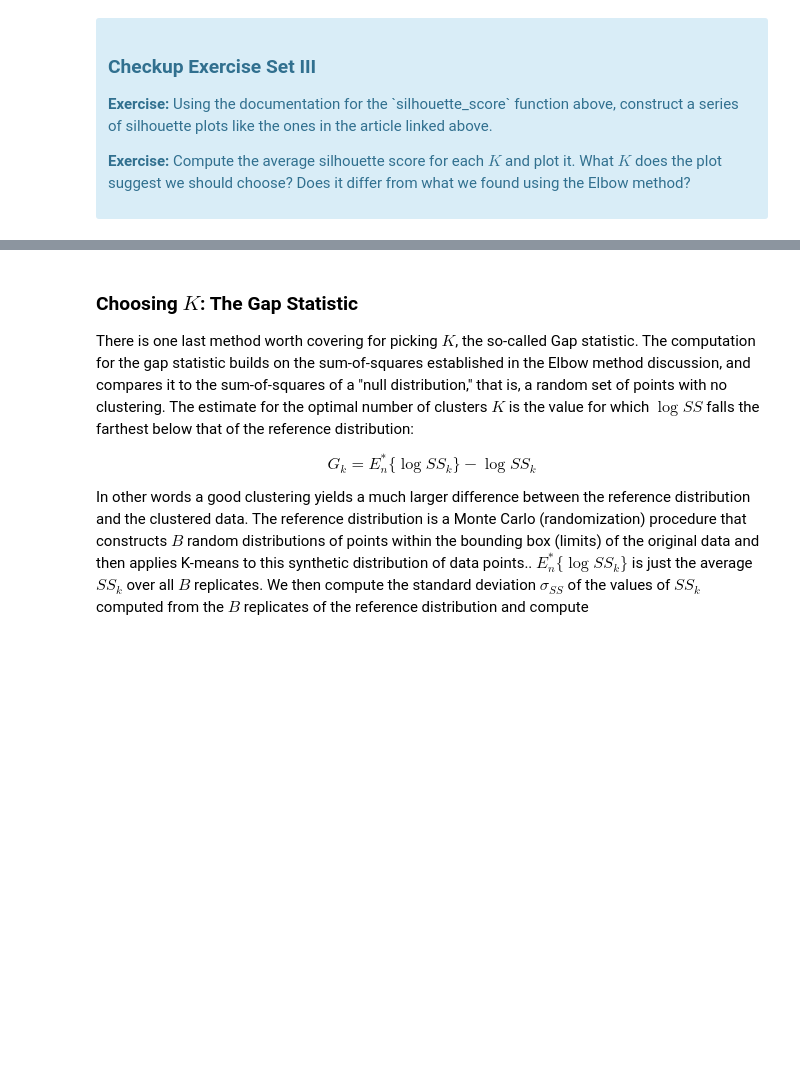
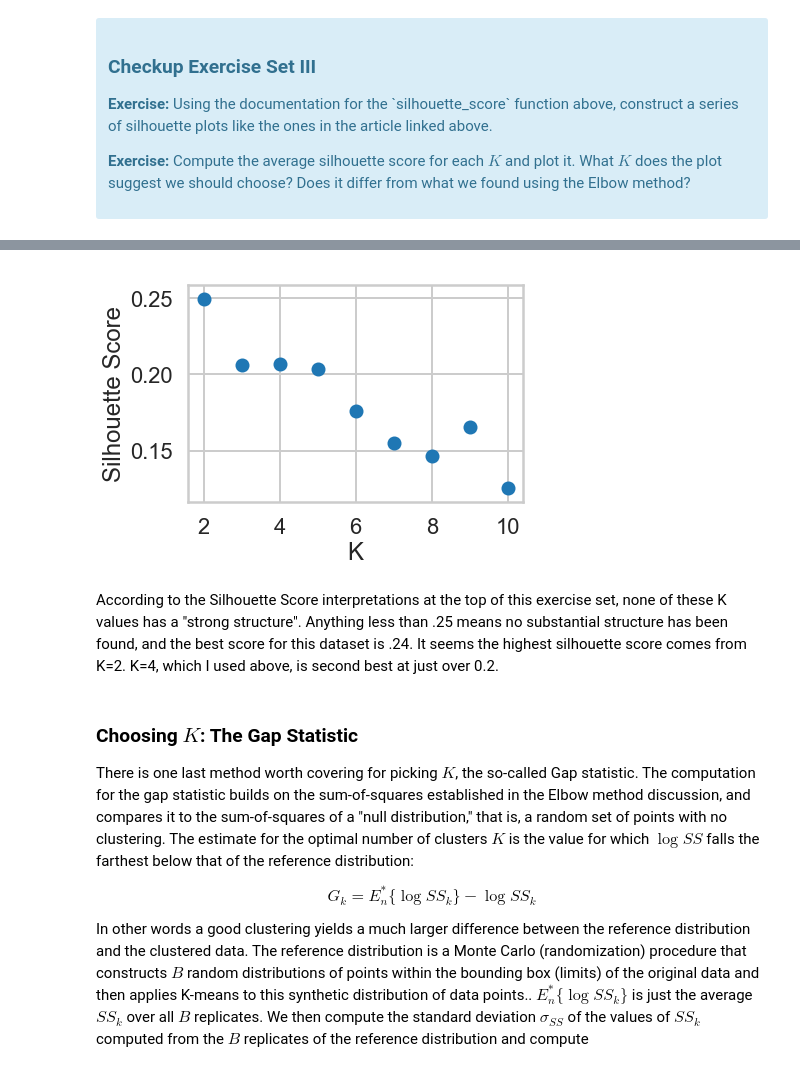
Before and after one commit to jkarpen/Springboard_Projects, a Jupyter notebook: 5 - Clustering/Mini_Project_Clustering.ipynb, the cells around one changed output, grey strips where cells are left out. Drawn from its saved outputs; the diff is of its cells as text; code cells hidden in the pictures; blank space fills up the shorter version.

```diff
--- a/5 - Clustering/Mini_Project_Clustering.ipynb
+++ b/5 - Clustering/Mini_Project_Clustering.ipynb
@@ -109,3 +342,16 @@ Fortunately, scikit-learn provides a function to compute this for us (phew!) cal
+# %%
+sil_scores_df = pd.DataFrame(sil_scores)
+sil_scores_df = sil_scores_df.rename(columns={0:'K', 1:'Sil_Score'})
+# %%
+plt.plot()
+plt.scatter(sil_scores_df.K, sil_scores_df.Sil_Score)
+plt.xlabel('K')
+plt.ylabel('Silhouette Score')
+plt.show()
+# %% [output]
+[figure, added]
+# %% [markdown]
+According to the Silhouette Score interpretations at the top of this exercise set, none of these K values has a "strong structure". Anything less than .25 means no substantial structure has been found, and the best score for this dataset is .24. It seems the highest silhouette score comes from K=2. K=4, which I used above, is second best at just over 0.2.
 # %% [markdown]
 ### Choosing $K$: The Gap Statistic
 
```
Also changed, not shown: parts of 51 cells of this notebook.
